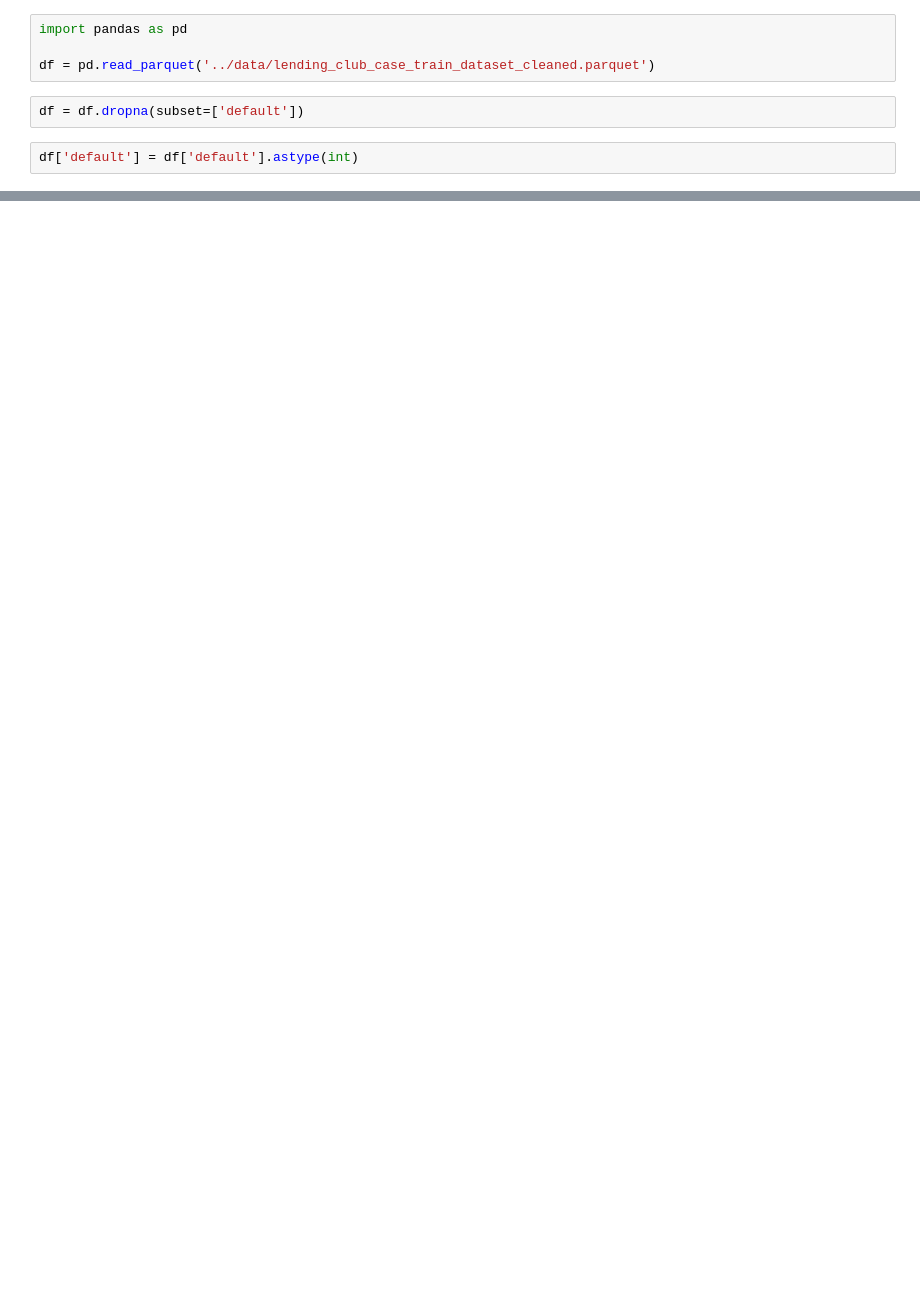
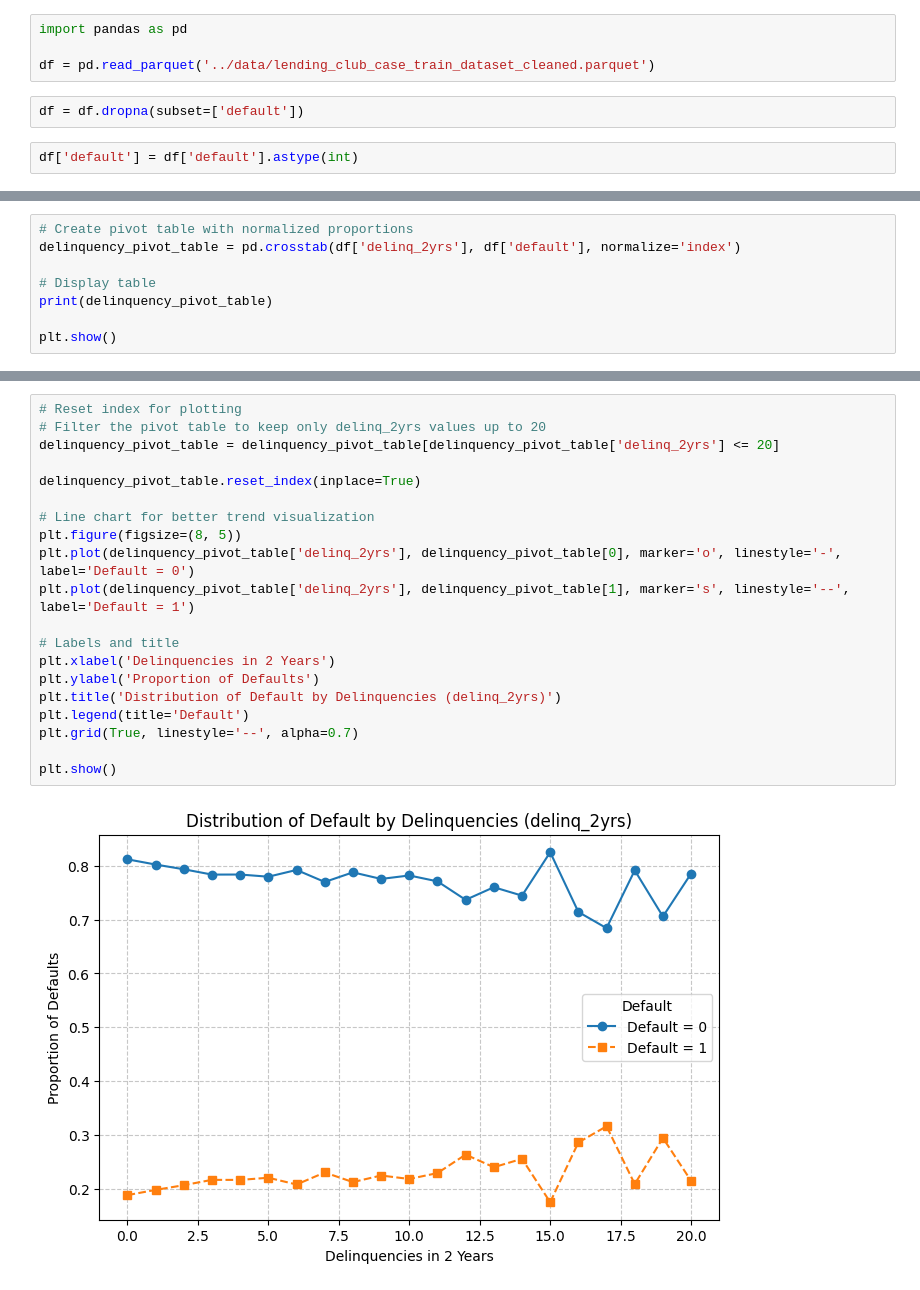
Before and after one commit to marcosmota/ds_lending_club, a Jupyter notebook: notebooks/eda_andre.ipynb, the cells around one changed output, grey strips where cells are left out. Saved outputs shown, nothing was run; the diff lists cells and outputs as text; blank space fills up the shorter version.

```diff
--- a/notebooks/eda_andre.ipynb
+++ b/notebooks/eda_andre.ipynb
@@ -42,0 +59,8 @@ plt.show()
+# %%
+# Create pivot table with normalized proportions
+delinquency_pivot_table = pd.crosstab(df['delinq_2yrs'], df['default'], normalize='index')
+
+# Display table
+print(delinquency_pivot_table)
+
+plt.show()
@@ -42,0 +85,22 @@ plt.show()
+# %%
+# Reset index for plotting
+# Filter the pivot table to keep only delinq_2yrs values up to 20
+delinquency_pivot_table = delinquency_pivot_table[delinquency_pivot_table['delinq_2yrs'] <= 20]
+
+delinquency_pivot_table.reset_index(inplace=True)
+
+# Line chart for better trend visualization
+plt.figure(figsize=(8, 5))
+plt.plot(delinquency_pivot_table['delinq_2yrs'], delinquency_pivot_table[0], marker='o', linestyle='-', label='Default = 0')
+plt.plot(delinquency_pivot_table['delinq_2yrs'], delinquency_pivot_table[1], marker='s', linestyle='--', label='Default = 1')
+
+# Labels and title
+plt.xlabel('Delinquencies in 2 Years')
+plt.ylabel('Proportion of Defaults')
+plt.title('Distribution of Default by Delinquencies (delinq_2yrs)')
+plt.legend(title='Default')
+plt.grid(True, linestyle='--', alpha=0.7)
+
+plt.show()
+# %% [output]
+[figure, added]
```
Also changed, not shown: parts of 13 cells of this notebook, 3 other files.
